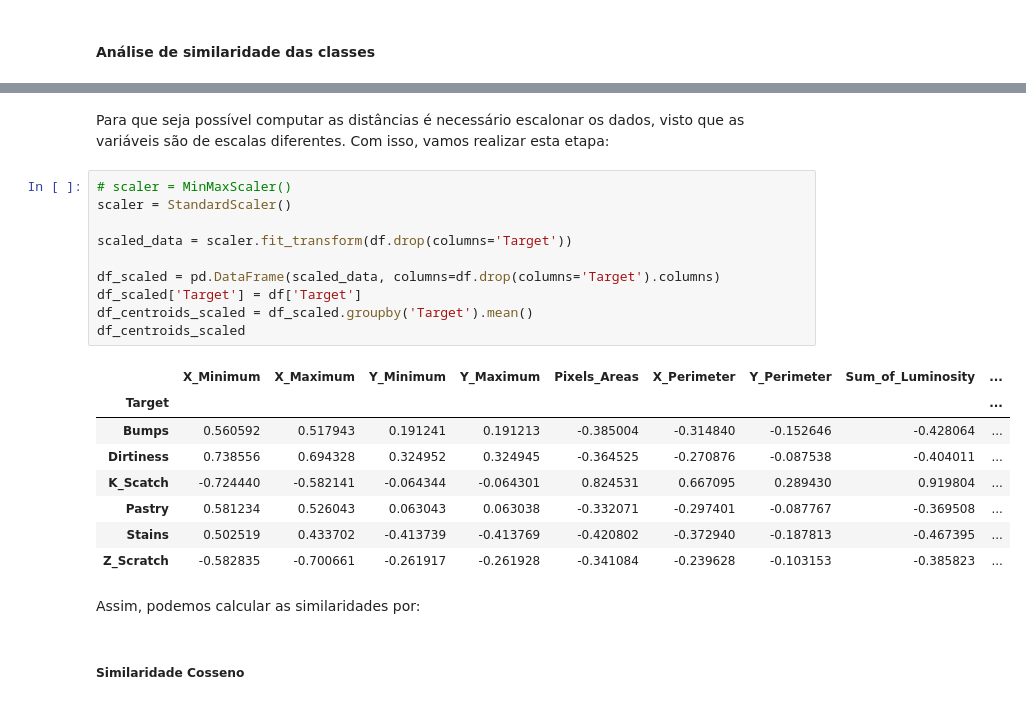
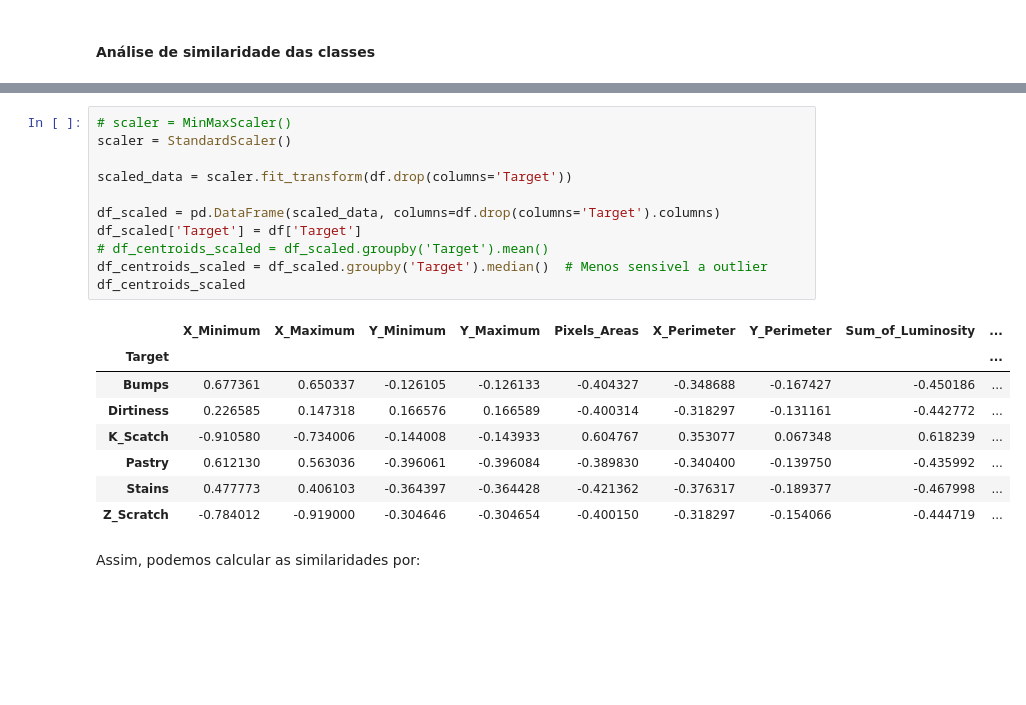
Before and after one commit to azzolinovarella/steel-plates-faults, a Jupyter notebook: notebooks/02-BasicEDA.ipynb, the cells around one changed output, grey strips where cells are left out. Drawn from its saved outputs; the diff is of its cells as text; blank space fills up the shorter version.

```diff
--- a/notebooks/02-BasicEDA.ipynb
+++ b/notebooks/02-BasicEDA.ipynb
@@ -136,25 +125,22 @@ df_centroids
-# %% [markdown]
-Para que seja possível computar as distâncias é necessário escalonar os dados, visto que as variáveis são de escalas diferentes. Com isso, vamos realizar esta etapa:
 # %%
 # scaler = MinMaxScaler()
 scaler = StandardScaler()
 
 scaled_data = scaler.fit_transform(df.drop(columns='Target'))
 
 df_scaled = pd.DataFrame(scaled_data, columns=df.drop(columns='Target').columns)
 df_scaled['Target'] = df['Target']
-df_centroids_scaled = df_scaled.groupby('Target').mean()
+# df_centroids_scaled = df_scaled.groupby('Target').mean()
+df_centroids_scaled = df_scaled.groupby('Target').median()  # Menos sensivel a outlier
 df_centroids_scaled
 # %% [output]
 |  | X_Minimum | X_Maximum | Y_Minimum | Y_Maximum | Pixels_Areas | X_Perimeter | Y_Perimeter | Sum_of_Luminosity | ... |
 | Target |  |  |  |  |  |  |  |  | ... |
-| Bumps | 0.560592 | 0.517943 | 0.191241 | 0.191213 | -0.385004 | -0.314840 | -0.152646 | -0.428064 | ... |
-| Dirtiness | 0.738556 | 0.694328 | 0.324952 | 0.324945 | -0.364525 | -0.270876 | -0.087538 | -0.404011 | ... |
-| K_Scatch | -0.724440 | -0.582141 | -0.064344 | -0.064301 | 0.824531 | 0.667095 | 0.289430 | 0.919804 | ... |
-| Pastry | 0.581234 | 0.526043 | 0.063043 | 0.063038 | -0.332071 | -0.297401 | -0.087767 | -0.369508 | ... |
-| Stains | 0.502519 | 0.433702 | -0.413739 | -0.413769 | -0.420802 | -0.372940 | -0.187813 | -0.467395 | ... |
-| Z_Scratch | -0.582835 | -0.700661 | -0.261917 | -0.261928 | -0.341084 | -0.239628 | -0.103153 | -0.385823 | ... |
+| Bumps | 0.677361 | 0.650337 | -0.126105 | -0.126133 | -0.404327 | -0.348688 | -0.167427 | -0.450186 | ... |
+| Dirtiness | 0.226585 | 0.147318 | 0.166576 | 0.166589 | -0.400314 | -0.318297 | -0.131161 | -0.442772 | ... |
+| K_Scatch | -0.910580 | -0.734006 | -0.144008 | -0.143933 | 0.604767 | 0.353077 | 0.067348 | 0.618239 | ... |
+| Pastry | 0.612130 | 0.563036 | -0.396061 | -0.396084 | -0.389830 | -0.340400 | -0.139750 | -0.435992 | ... |
+| Stains | 0.477773 | 0.406103 | -0.364397 | -0.364428 | -0.421362 | -0.376317 | -0.189377 | -0.467998 | ... |
+| Z_Scratch | -0.784012 | -0.919000 | -0.304646 | -0.304654 | -0.400150 | -0.318297 | -0.154066 | -0.444719 | ... |
 # %% [markdown]
 Assim, podemos calcular as similaridades por:
-# %% [markdown]
-##### Similaridade Cosseno
```
Also changed, not shown: parts of 18 cells of this notebook.
